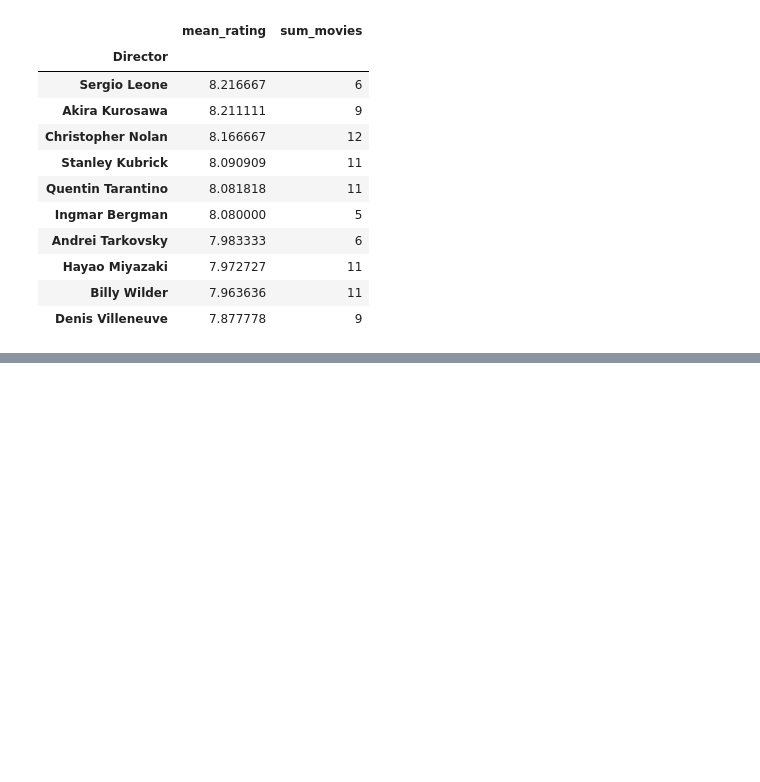
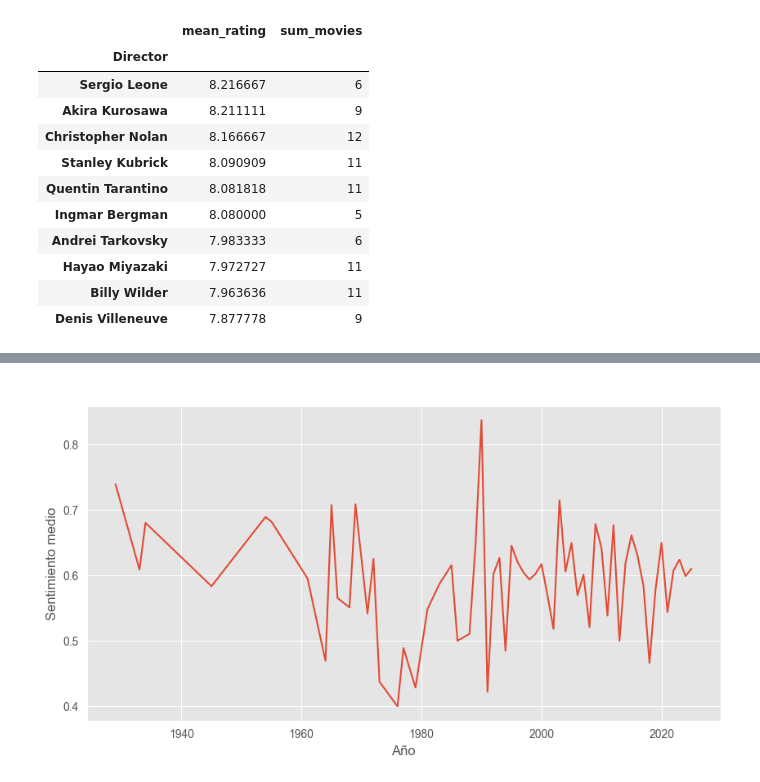
Before and after one commit to jfernandlg/TFG-analisis_dataset, a Jupyter notebook: main/notebooks/02_sentiment_analyzer.ipynb, the cells around one changed output, grey strips where cells are left out. Saved outputs shown, nothing was run; the diff lists cells and outputs as text; code cells hidden in the pictures; blank space fills up the shorter version.

```diff
--- a/main/notebooks/02_sentiment_analyzer.ipynb
+++ b/main/notebooks/02_sentiment_analyzer.ipynb
@@ -161,0 +170,10 @@ top_genres
+# %%
+evolution_sentiment_by_year = df.groupby('Year')["sentiment"].mean()
+
+evolution_sentiment_by_year.plot(figsize=(10, 5))
+plt.xlabel("Año")
+plt.ylabel("Sentimiento medio")
+plt.title("Evolución del sentimiento medio por año")
+plt.show()
+# %% [output]
+[figure, added]
```
Also changed, not shown: parts of 15 cells of this notebook, 1 other file.
